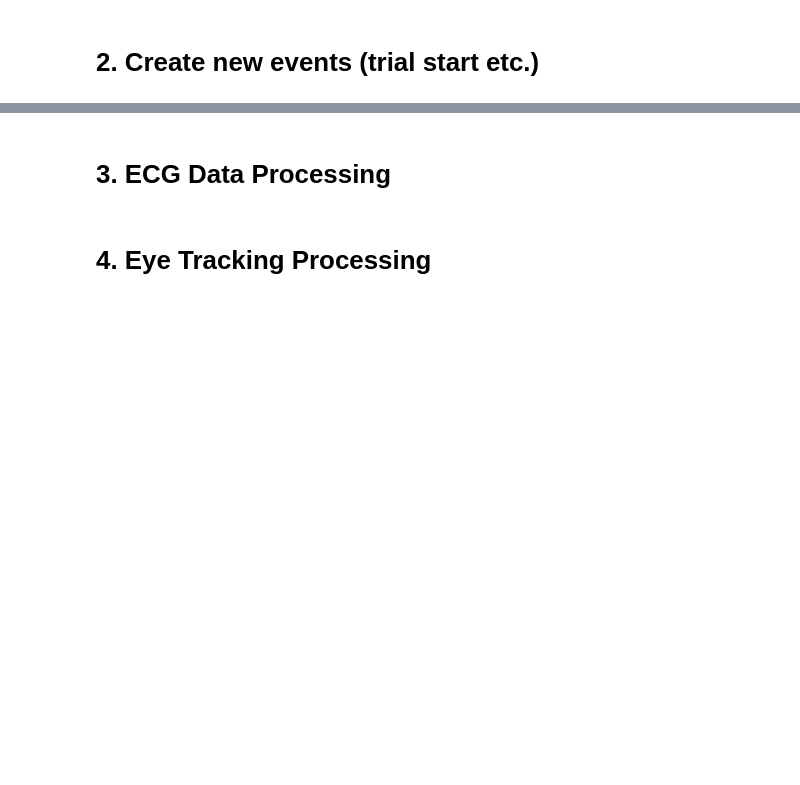
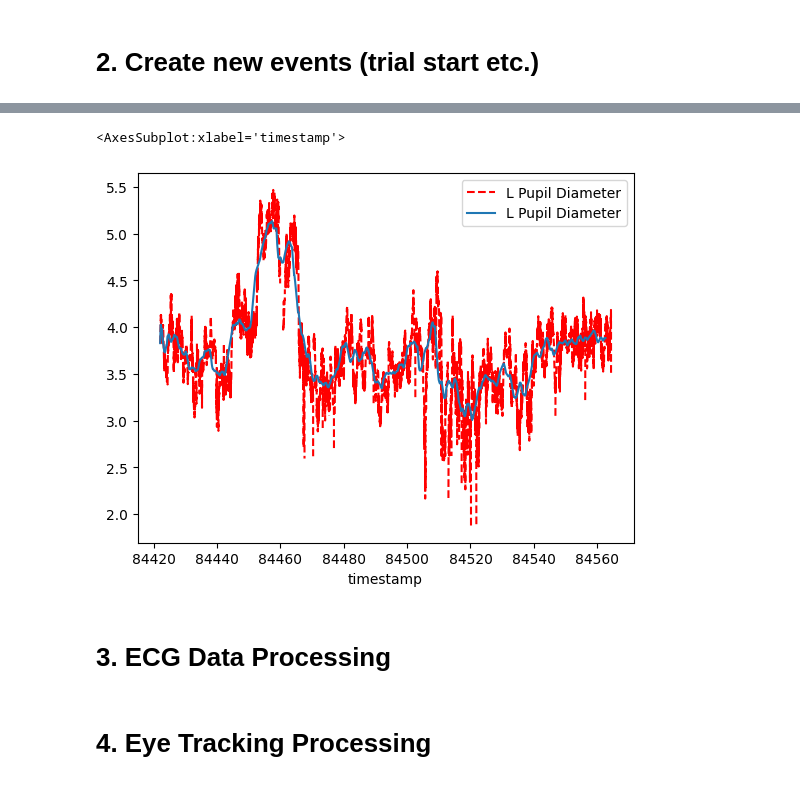
Before and after one commit to schko/mna, a Jupyter notebook: notebooks/process_session.ipynb, the cells around one changed output, grey strips where cells are left out. Drawn from its saved outputs; the diff is of its cells as text; code cells hidden in the pictures; blank space fills up the shorter version.

```diff
--- a/notebooks/process_session.ipynb
+++ b/notebooks/process_session.ipynb
@@ -61,3 +188,24 @@ dict_keys(['Unity_MotorInput', 'Unity_HeadTracker', 'Unity_ViveSREyeTracking', '
+# %%
+import numpy as np
+
+df = pd.DataFrame(rns_data['Unity_ViveSREyeTracking'][0], columns=rns_data['Unity_ViveSREyeTracking'][1],
+                      index=rns_data['Unity_ViveSREyeTracking'][2]['ChannelNames']).T
+eyetracking_df = df.reset_index().rename(columns={'index': 'timestamp'})
+
+calib_block = 3
+pupil = 'L Pupil Diameter'
+calib_block_onset = float(event_df.trial_start_time[(event_df.block==calib_block) & (event_df.number_in_block==1)])
+calib_block_offset = float(event_df.trial_end_time[(event_df.block==calib_block) & (event_df.number_in_block==1)])
+trial_baseline_pupil = eyetracking_df[(eyetracking_df.timestamp >= calib_block_onset) &
+                                                         (eyetracking_df.timestamp < calib_block_offset)].replace(-1, np.nan)
+# %%
+%matplotlib inline
+
+ax = trial_baseline_pupil.plot(x='timestamp',y=pupil, style = 'r--', label = pupil)
+trial_baseline_pupil.ewm(span = 500).mean().plot(x='timestamp',y=pupil, ax=ax)
+# %% [output]
+<AxesSubplot:xlabel='timestamp'>
+[figure, added]
 # %% [markdown]
 # 3. ECG Data Processing
 # %%
```
Also changed, not shown: parts of 12 cells of this notebook, 14 other files.
